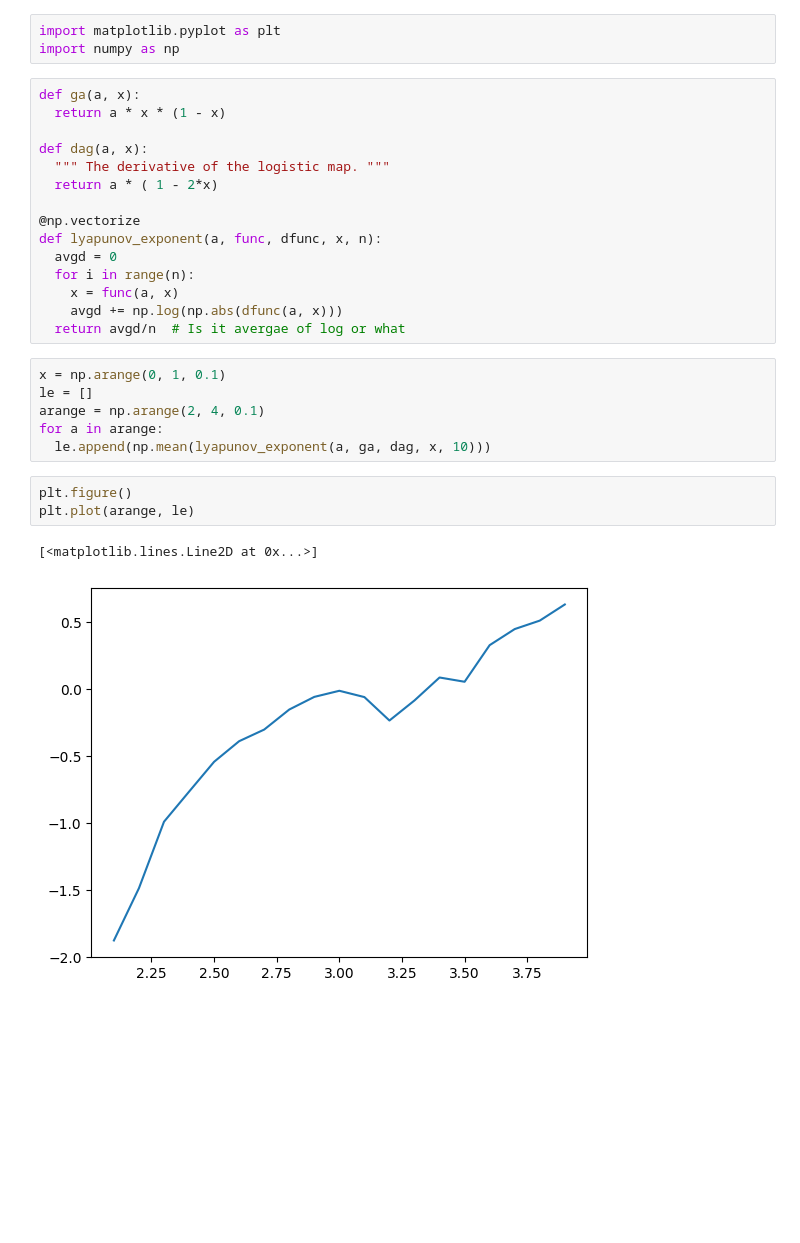
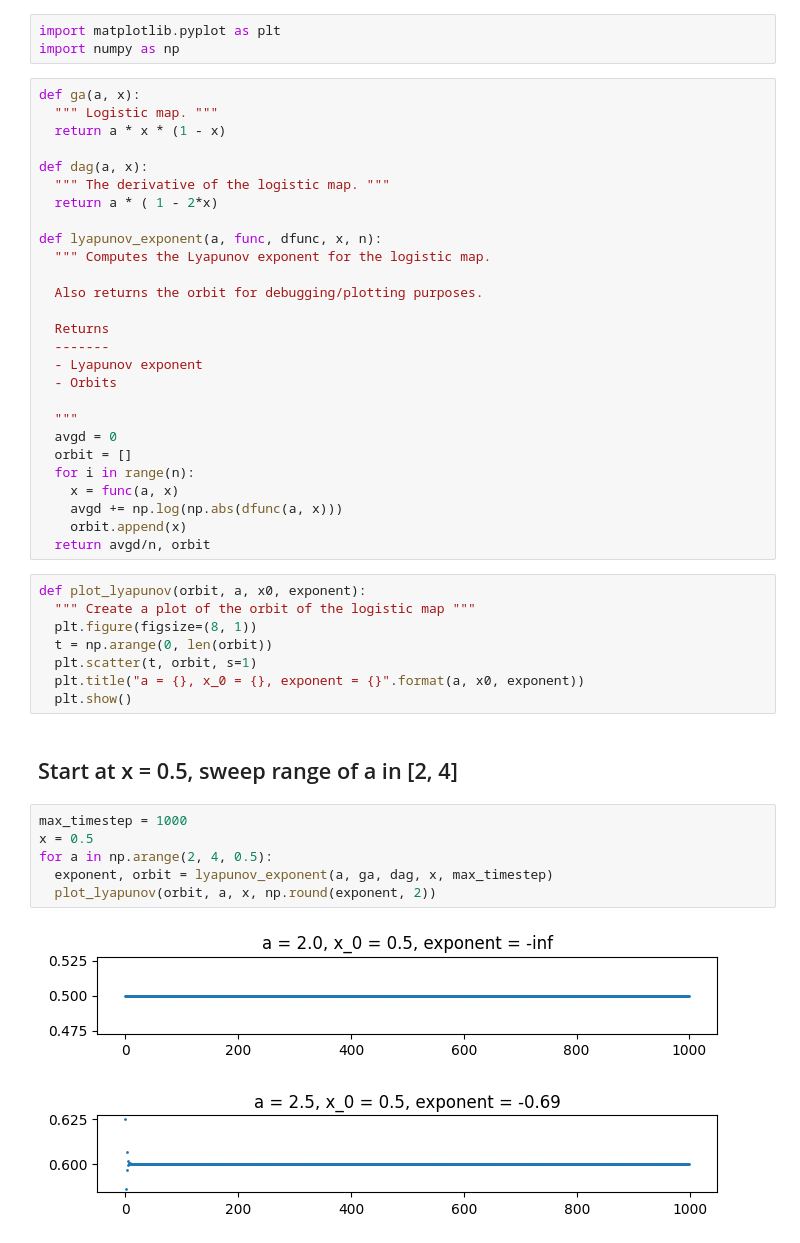
Before and after one commit to jasminl/chaos, a Jupyter notebook: chapter3_experiment3_1.ipynb, the cells around one changed output. Drawn from its saved outputs; the diff is of its cells as text; blank space fills up the shorter version.

```diff
--- a/chapter3_experiment3_1.ipynb
+++ b/chapter3_experiment3_1.ipynb
@@ -7,28 +9,47 @@ import matplotlib.pyplot as plt
 import numpy as np
 # %%
 def ga(a, x):
+  """ Logistic map. """
   return a * x * (1 - x)
 
 def dag(a, x):
   """ The derivative of the logistic map. """
   return a * ( 1 - 2*x)
 
-@np.vectorize
 def lyapunov_exponent(a, func, dfunc, x, n):
+  """ Computes the Lyapunov exponent for the logistic map.
+
+  Also returns the orbit for debugging/plotting purposes.
+
+  Returns
+  -------
+  - Lyapunov exponent
+  - Orbits
+
+  """
   avgd = 0
+  orbit = []
   for i in range(n):
     x = func(a, x)
     avgd += np.log(np.abs(dfunc(a, x)))
-  return avgd/n  # Is it avergae of log or what
+    orbit.append(x)
+  return avgd/n, orbit
-# %%
-x = np.arange(0, 1, 0.1)
-le = []
-arange = np.arange(2, 4, 0.1)
-for a in arange:
-  le.append(np.mean(lyapunov_exponent(a, ga, dag, x, 10)))
-# %%
-plt.figure()
-plt.plot(arange, le)
-# %% [output]
-[<matplotlib.lines.Line2D at 0x...>]
-[figure, removed]
+# %%
+def plot_lyapunov(orbit, a, x0, exponent):
+  """ Create a plot of the orbit of the logistic map """
+  plt.figure(figsize=(8, 1))
+  t = np.arange(0, len(orbit))
+  plt.scatter(t, orbit, s=1)
+  plt.title("a = {}, x_0 = {}, exponent = {}".format(a, x0, exponent))
+  plt.show()
+# %% [markdown]
+<h2>Start at x = 0.5, sweep range of a in [2, 4]</h2>
+# %%
+max_timestep = 1000
+x = 0.5
+for a in np.arange(2, 4, 0.5):
+  exponent, orbit = lyapunov_exponent(a, ga, dag, x, max_timestep)
+  plot_lyapunov(orbit, a, x, np.round(exponent, 2))
+# %% [output]
+[figure, added]
+[figure, added]
```
Also changed, not shown: parts of 5 cells of this notebook.
